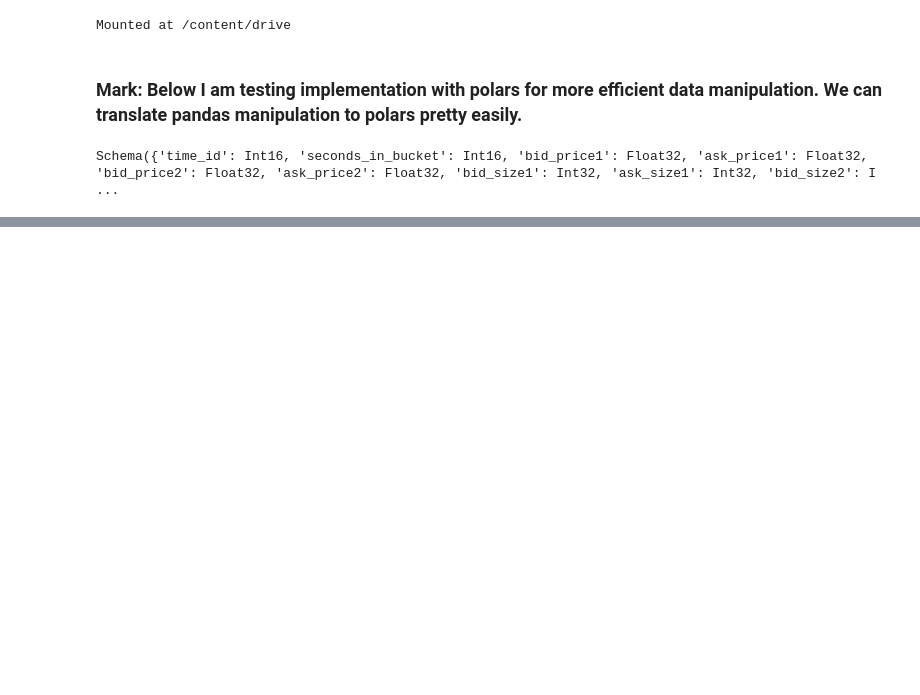
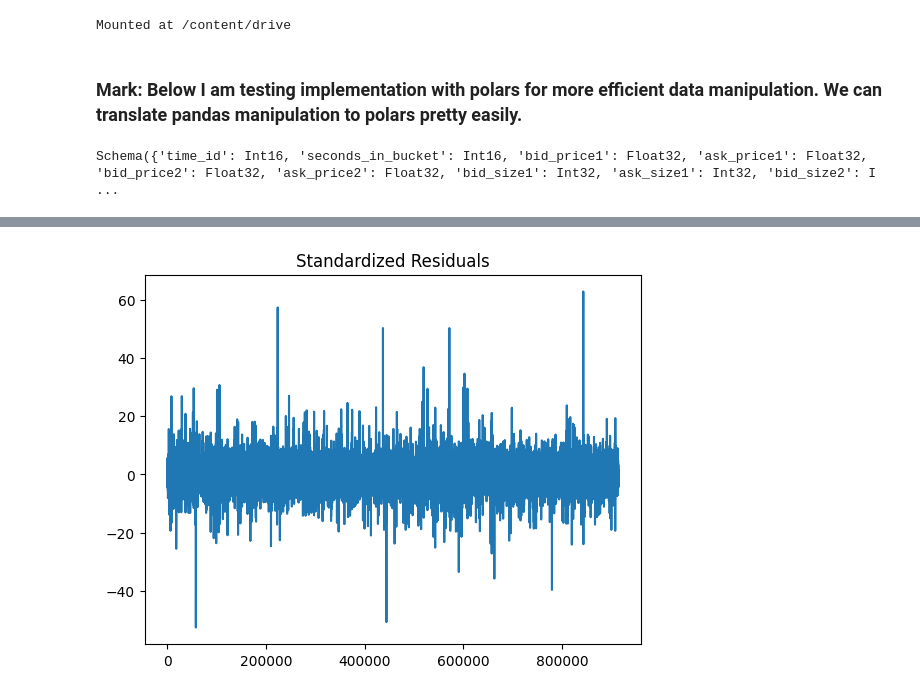
Before and after one commit to MarkDeng86/VolatilityPredictionDeepLearning, a Jupyter notebook: “OptiverRV_ipynb”的副本.ipynb, the cells around one changed output, grey strips where cells are left out. Drawn from its saved outputs; the diff is of its cells as text; code cells hidden in the pictures; blank space fills up the shorter version.

```diff
--- a/“OptiverRV_ipynb”的副本.ipynb
+++ b/“OptiverRV_ipynb”的副本.ipynb
@@ -489,0 +305,20 @@ print("Next period volatility:", next_volatility)
+# %%
+from arch import arch_model
+
+model = arch_model(
+    returns,
+    mean="Zero",
+    vol="Garch",
+    p=1,
+    q=1
+)
+
+res = model.fit(disp="off")
+# %%
+std_resid = res.resid / res.conditional_volatility
+
+plt.plot(std_resid)
+plt.title("Standardized Residuals")
+plt.show()
+# %% [output]
+[figure, added]
```
Also changed, not shown: parts of 56 cells of this notebook.
